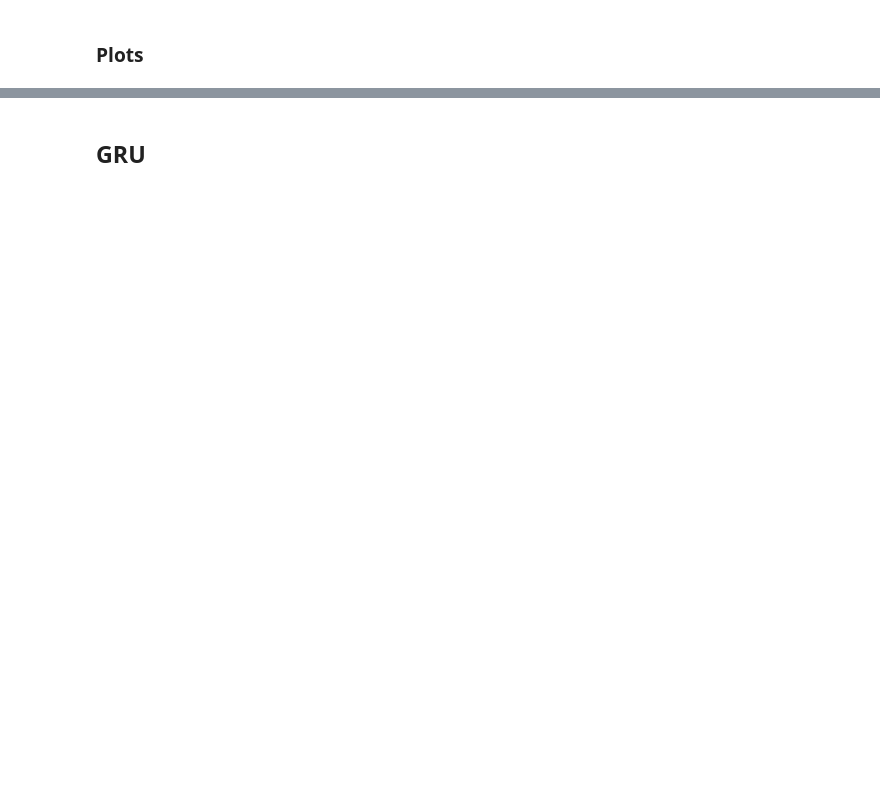
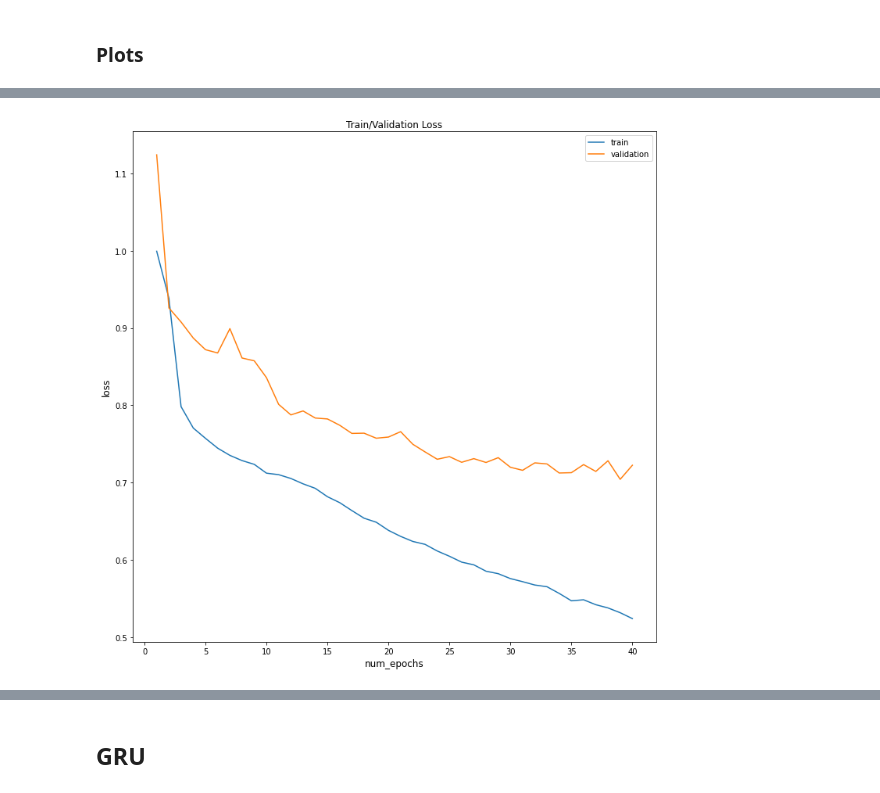
Before and after one commit to nefelitav/vaccine-sentiment-classifier, a Jupyter notebook: rnn-lstm-gru.ipynb, the cells around one changed output, grey strips where cells are left out. Cells and saved outputs as stored; diff of their text form; code cells hidden in the pictures; blank space fills up the shorter version.

```diff
--- a/rnn-lstm-gru.ipynb
+++ b/rnn-lstm-gru.ipynb
@@ -203,6 +212,6 @@ LABEL.vocab.freqs
 # %% [output]
 Counter({'0': 7385, '1': 2070, '2': 6426})
 # %%
-pretrained_embeddings = TEXT.vocab.vectors
+pretrained_embeddings = TEXT.vocab.vectors.to(device)
 pretrained_embeddings.shape
 # %% [output]
@@ -255,11 +265,11 @@ class LSTM(nn.Module):
 
         out = x
         if self.bidirectional:
-            h = torch.zeros((self.num_layers*2, x.size(0), self.hidden_size))
-            c = torch.zeros((self.num_layers*2, x.size(0), self.hidden_size))
+            h = torch.zeros((self.num_layers*2, x.size(0), self.hidden_size)).to(device)
+            c = torch.zeros((self.num_layers*2, x.size(0), self.hidden_size)).to(device)
         else:
-            h = torch.zeros((self.num_layers, x.size(0), self.hidden_size))
-            c = torch.zeros((self.num_layers, x.size(0), self.hidden_size))
+            h = torch.zeros((self.num_layers, x.size(0), self.hidden_size)).to(device)
+            c = torch.zeros((self.num_layers, x.size(0), self.hidden_size)).to(device)
 
         #x = pack_padded_sequence(x, text_len, batch_first=True, enforce_sorted=False)
 
@@ -274,7 +284,7 @@ class LSTM(nn.Module):
         else:
           out = out.contiguous().view(-1, self.hidden_size)
 
-        #out = self.dropout(out)
+        out = self.dropout(out)
 
         out = self.fc(out)
         #print(out)
@@ -284,7 +294,7 @@ class LSTM(nn.Module):
 
         out = out[:, -1, :]
 
-        return out
+        return out.to(device)
 # %%
 #Define layer sizes
 vocab_size = pretrained_embeddings.shape[0]
@@ -503,14 +542,16 @@ plt.savefig('Multiclass ROC',dpi=300);
 # %%
 def plot_graph_loss(epochs):
     fig = plt.figure(figsize=(12,12))
     plt.title("Train/Validation Loss")
     plt.plot(list(np.arange(epochs) + 1) , epoch_loss, label='train')
     plt.plot(list(np.arange(epochs) + 1), epoch_loss_dev, label='validation')
     plt.xlabel('num_epochs', fontsize=12)
     plt.ylabel('loss', fontsize=12)
     plt.legend(['train', 'validation']);
 
-plot_graph_loss(5)
+plot_graph_loss(40)
+# %% [output]
+[figure, added]
 # %%
 def plot_graph_acc(epochs):
     fig = plt.figure(figsize=(12,12))
```
Also changed, not shown: parts of 25 cells of this notebook.
